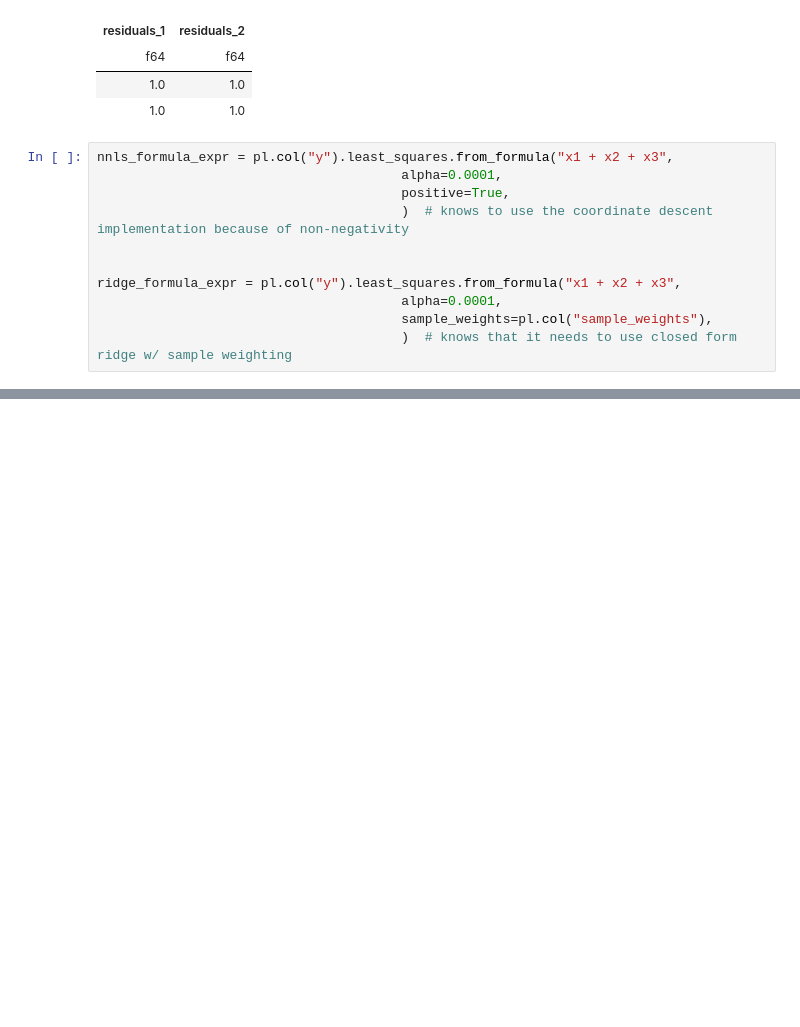
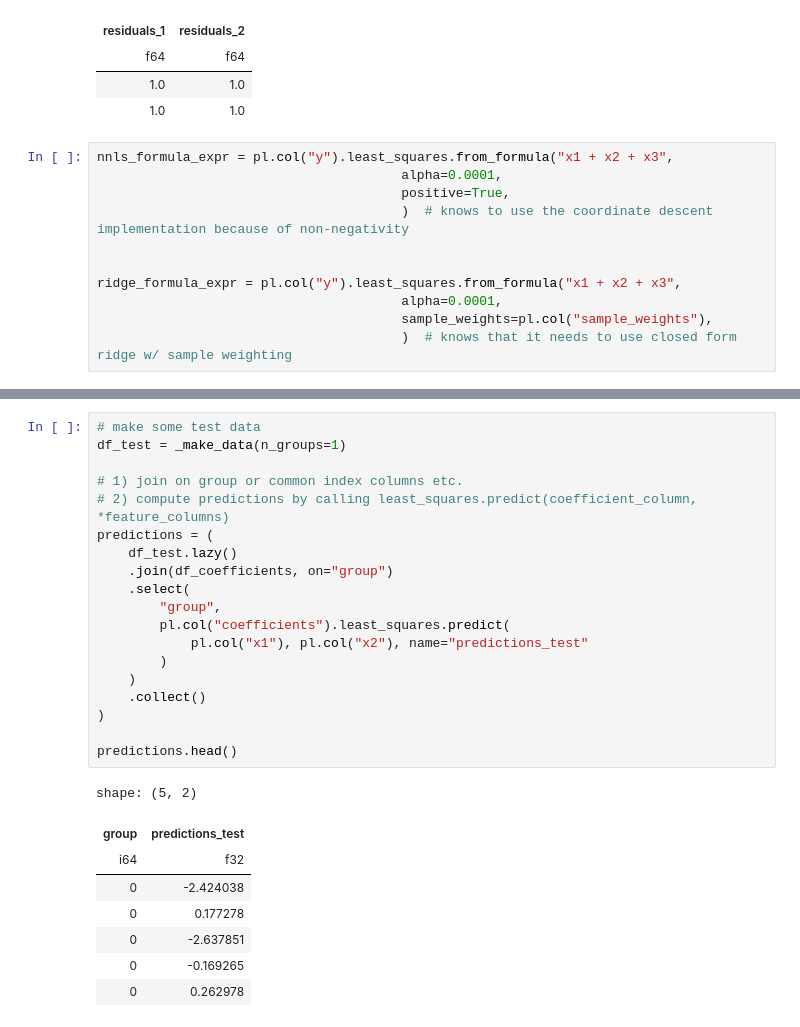
Before and after one commit to azmyrajab/polars_ols, a Jupyter notebook: notebooks/polars_ols_demo.ipynb, the cells around one changed output, grey strips where cells are left out. Saved outputs shown, nothing was run; the diff lists cells and outputs as text; blank space fills up the shorter version.

Commit message:
update tests, predict

```diff
--- a/notebooks/polars_ols_demo.ipynb
+++ b/notebooks/polars_ols_demo.ipynb
@@ -204,0 +263,28 @@ shape: (2_000, 3)
+# %%
+# make some test data
+df_test = _make_data(n_groups=1)
+
+# 1) join on group or common index columns etc.
+# 2) compute predictions by calling least_squares.predict(coefficient_column, *feature_columns)
+predictions = (
+    df_test.lazy()
+    .join(df_coefficients, on="group")
+    .select(
+        "group",
+        pl.col("coefficients").least_squares.predict(
+            pl.col("x1"), pl.col("x2"), name="predictions_test"
+        )
+    )
+    .collect()
+)
+
+predictions.head()
+# %% [output]
+shape: (5, 2)
+| group | predictions_test |
+| i64 | f32 |
+| 0 | -2.424038 |
+| 0 | 0.177278 |
+| 0 | -2.637851 |
+| 0 | -0.169265 |
+| 0 | 0.262978 |
```
Also changed, not shown: parts of 12 cells of this notebook, 4 other files.
